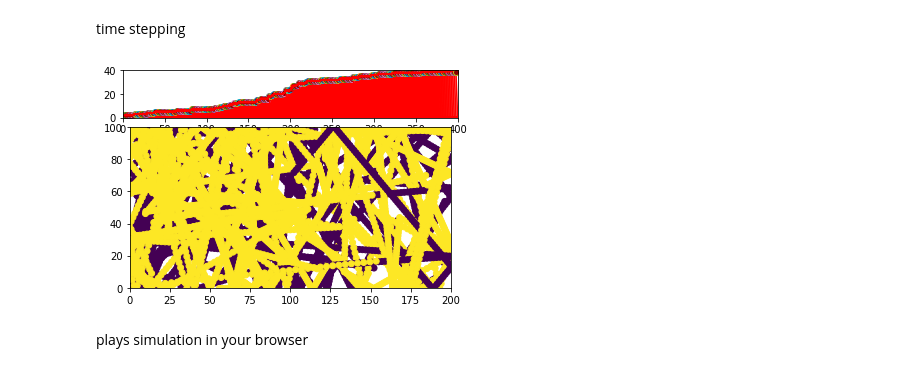
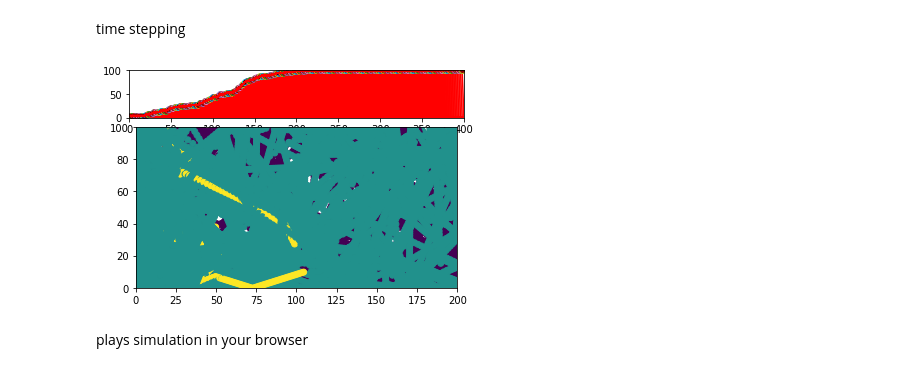
Before and after one commit to rsnemmen/corona-simulator, a Jupyter notebook: epidemic simulation.ipynb, the cells around one changed output. Saved outputs shown, nothing was run; the diff lists cells and outputs as text; code cells hidden in the pictures.

Commit message:
correctly counts infections and deaths

```diff
--- a/epidemic simulation.ipynb
+++ b/epidemic simulation.ipynb
@@ -42,7 +42,7 @@ ybox0,ybox1=0,100
 # %% [markdown]
 how many agents?
 # %%
-nagents=40
+nagents=100
 # %% [markdown]
 duration of simulation
 # %%
@@ -66,5 +66,5 @@ trec=7
 # %%
-deaths=0.01
+death_ratio=0.034
 tdie=trec
 # %% [markdown]
 ## package parameters in a nice dictionary
@@ -76,7 +76,9 @@ pars={"xbox0":xbox0,
    "nagents":nagents,
    "sick":sick,
    "dinfect":dinfect,
-   "trec":trec
+   "trec":trec,
+   "tdie":tdie,
+   "death_ratio":death_ratio
   }
 # %% [markdown]
 initialize a population of healthy and sick agents
@@ -103,38 +105,39 @@ camera = celluloid.Camera(fig)
 # setup subpanels
 gs = fig.add_gridspec(4, 1)
 ax1 = fig.add_subplot(gs[0, 0])
 ax2 = fig.add_subplot(gs[1:, 0])
 
 k=0
 
 for dt in tqdm.tqdm(dtarr):
     # update state variables
     p.update(dt)
 
     # stats
-    sick[k]=size(where(p.health==1))
+    sick[k]=size(where(p.health!=0))
 
     # plotting
     # ==========
-    #subplot(2,1,1)
     ax1.plot(tarr,sick,'red')
     ax1.fill_between(tarr, zeros_like(sick), sick, alpha=0.3, facecolor='red')
     ax1.plot(tarr[k],sick[k],'o', markerfacecolor='DarkRed')
     ax1.set_xlim(0,tarr[-1])
     ax1.set_ylim(0,nagents)
     ax1.set_xlabel('Time')
 
-    #subplot(2,1,2)
-    ax2.scatter(p.x,p.y,c=p.health)
+    # trick to fix color-changing in 'scatter' animations
+    temp=1000*ones(3)
+    ax2.scatter(append(p.x,temp),append(p.y,temp),c=append(p.health,[0,1,2]))
+    #ax2.scatter(p.x,p.y,c=p.health)
     ax2.set_xlim(xbox0,xbox1)
     ax2.set_ylim(ybox0,ybox1)
     #ax2.axes().set_aspect('equal')
     ax2.set_aspect('equal')
 
     camera.snap()
     k=k+1
 # %% [output]
-[figure, old version]
+[figure, new version]
 # %% [markdown]
 plays simulation in your browser
 # %%
```
Also changed, not shown: parts of 5 cells of this notebook, 1 other file.
